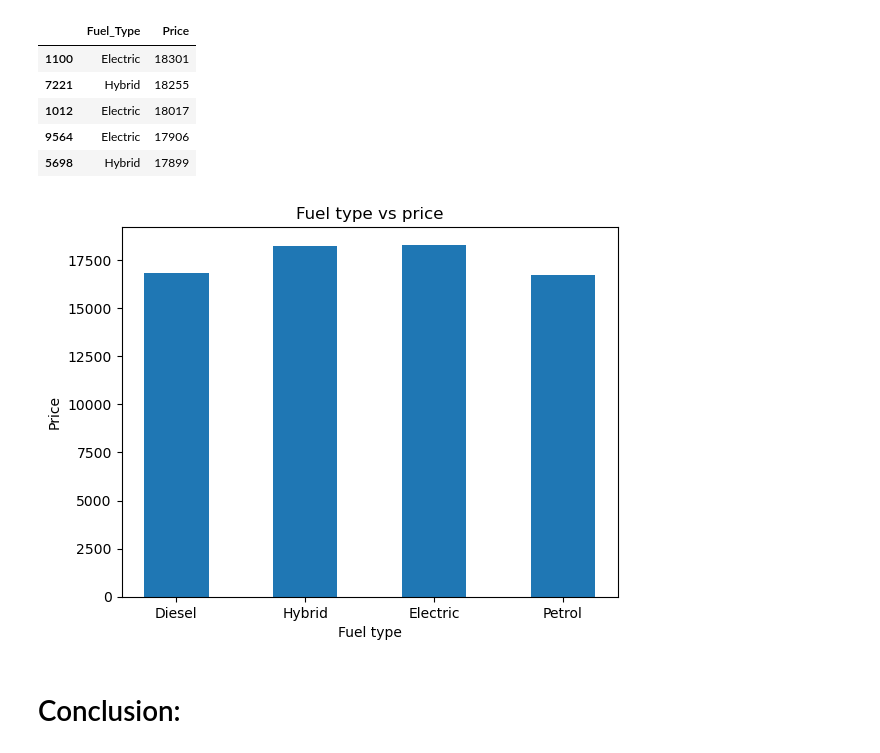
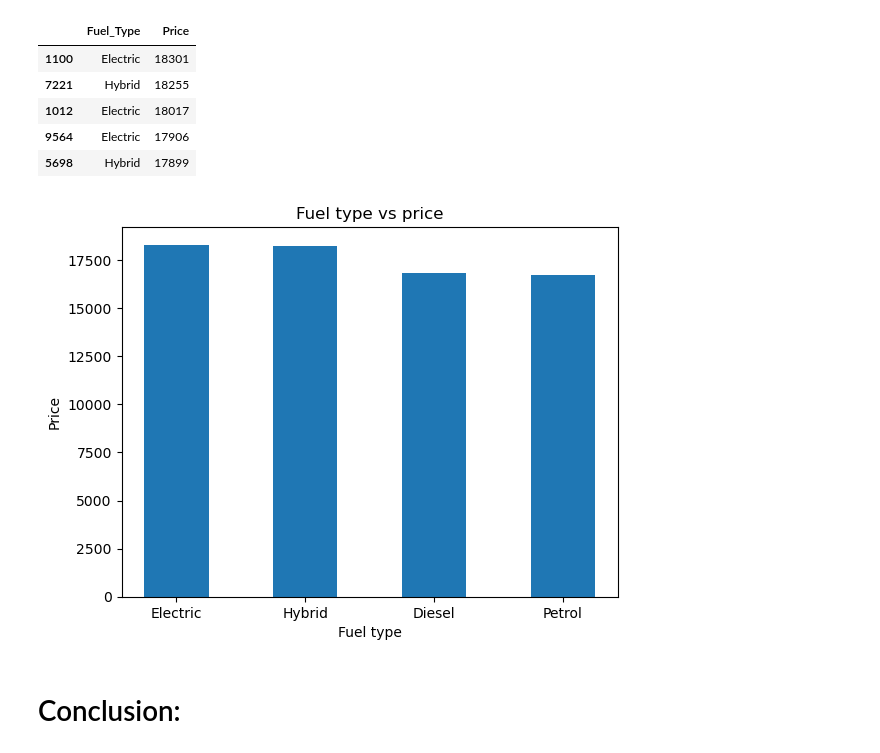
Before and after one commit to Fady-Foash97/Data-analysis-using-Pandas, a Jupyter notebook: Car prices.ipynb, the cells around one changed output. Saved outputs shown, nothing was run; the diff lists cells and outputs as text; code cells hidden in the pictures.

```diff
--- a/Car prices.ipynb
+++ b/Car prices.ipynb
@@ -238,13 +236,13 @@ Fuel_type.head()
 | 9564 | Electric | 17906 |
 | 5698 | Hybrid | 17899 |
 # %%
-plt.bar(df["Fuel_Type"], df["Price"], width=0.5)
+plt.bar(Fuel_type["Fuel_Type"], Fuel_type["Price"], width=0.5)
 plt.xlabel("Fuel type")
 plt.ylabel("Price")
 plt.title("Fuel type vs price")
 plt.show()
 # %% [output]
-[figure, old version]
+[figure, new version]
 # %% [markdown]
 # Conclusion:
 # %% [markdown]
```
Also changed, not shown: parts of 16 cells of this notebook.
